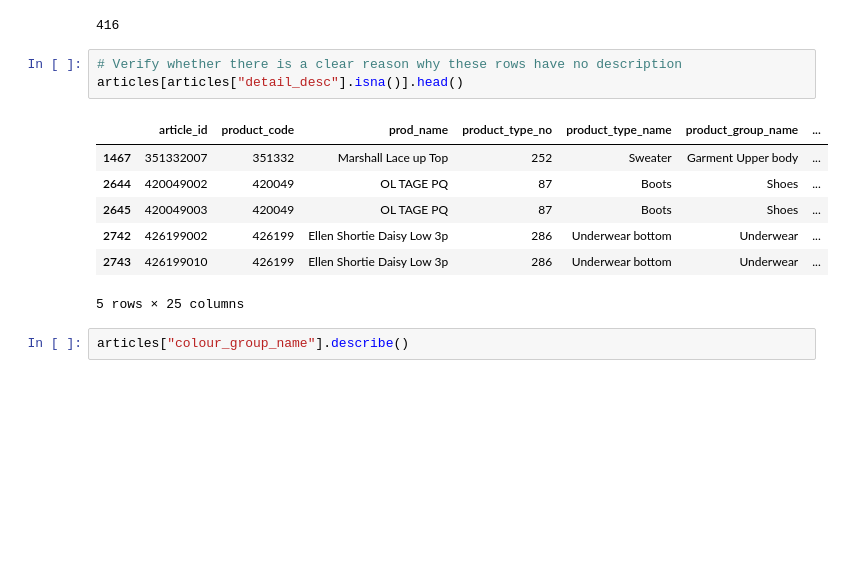
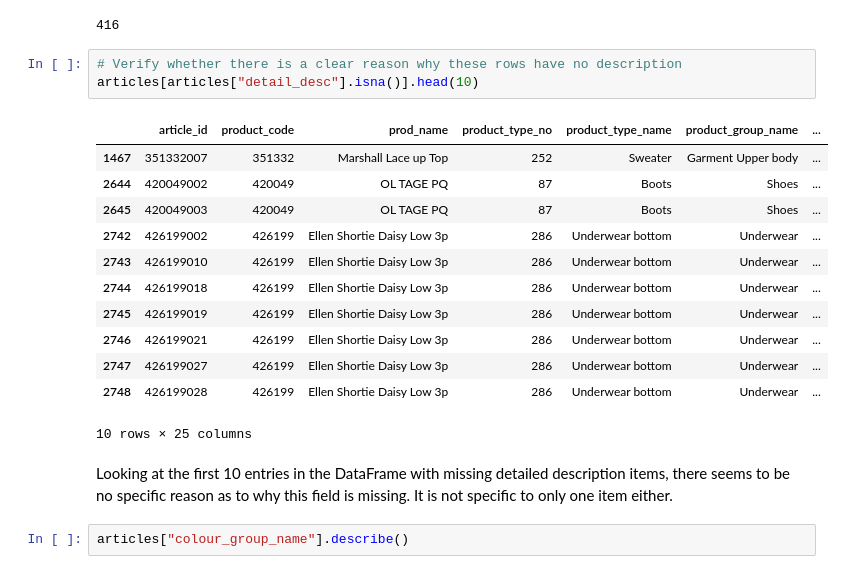
Before and after one commit to LienM/ai-project-22-23, a Jupyter notebook: MateoSierens/lecture3.ipynb, the cells around one changed output. Cells and saved outputs as stored; diff of their text form; blank space fills up the shorter version.

```diff
--- a/MateoSierens/lecture3.ipynb
+++ b/MateoSierens/lecture3.ipynb
@@ -45,15 +45,22 @@ articles["detail_desc"].isna().sum()
 416
 # %%
 # Verify whether there is a clear reason why these rows have no description
-articles[articles["detail_desc"].isna()].head()
+articles[articles["detail_desc"].isna()].head(10)
 # %% [output]
 |  | article_id | product_code | prod_name | product_type_no | product_type_name | product_group_name | ... |
 | 1467 | 351332007 | 351332 | Marshall Lace up Top | 252 | Sweater | Garment Upper body | ... |
 | 2644 | 420049002 | 420049 | OL TAGE PQ | 87 | Boots | Shoes | ... |
 | 2645 | 420049003 | 420049 | OL TAGE PQ | 87 | Boots | Shoes | ... |
 | 2742 | 426199002 | 426199 | Ellen Shortie Daisy Low 3p | 286 | Underwear bottom | Underwear | ... |
 | 2743 | 426199010 | 426199 | Ellen Shortie Daisy Low 3p | 286 | Underwear bottom | Underwear | ... |
+| 2744 | 426199018 | 426199 | Ellen Shortie Daisy Low 3p | 286 | Underwear bottom | Underwear | ... |
+| 2745 | 426199019 | 426199 | Ellen Shortie Daisy Low 3p | 286 | Underwear bottom | Underwear | ... |
+| 2746 | 426199021 | 426199 | Ellen Shortie Daisy Low 3p | 286 | Underwear bottom | Underwear | ... |
+| 2747 | 426199027 | 426199 | Ellen Shortie Daisy Low 3p | 286 | Underwear bottom | Underwear | ... |
+| 2748 | 426199028 | 426199 | Ellen Shortie Daisy Low 3p | 286 | Underwear bottom | Underwear | ... |
-5 rows × 25 columns
+10 rows × 25 columns
+# %% [markdown]
+Looking at the first 10 entries in the DataFrame with missing detailed description items, there seems to be no specific reason as to why this field is missing. It is not specific to only one item either.
 # %%
 articles["colour_group_name"].describe()
 # %% [output]
```
Also changed, not shown: parts of 12 cells of this notebook, 3 other files.
